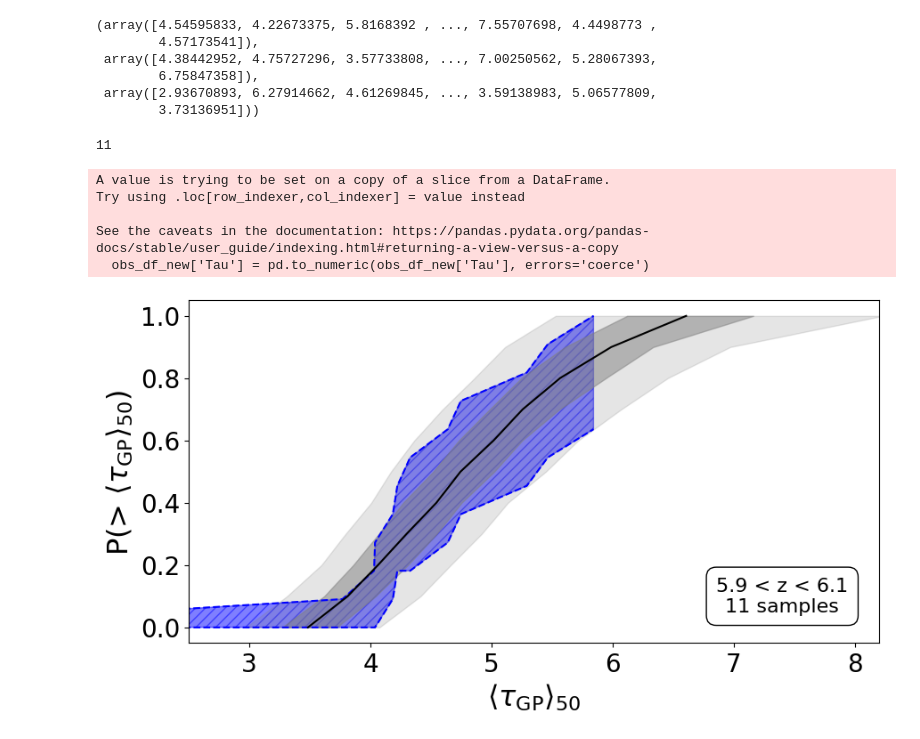
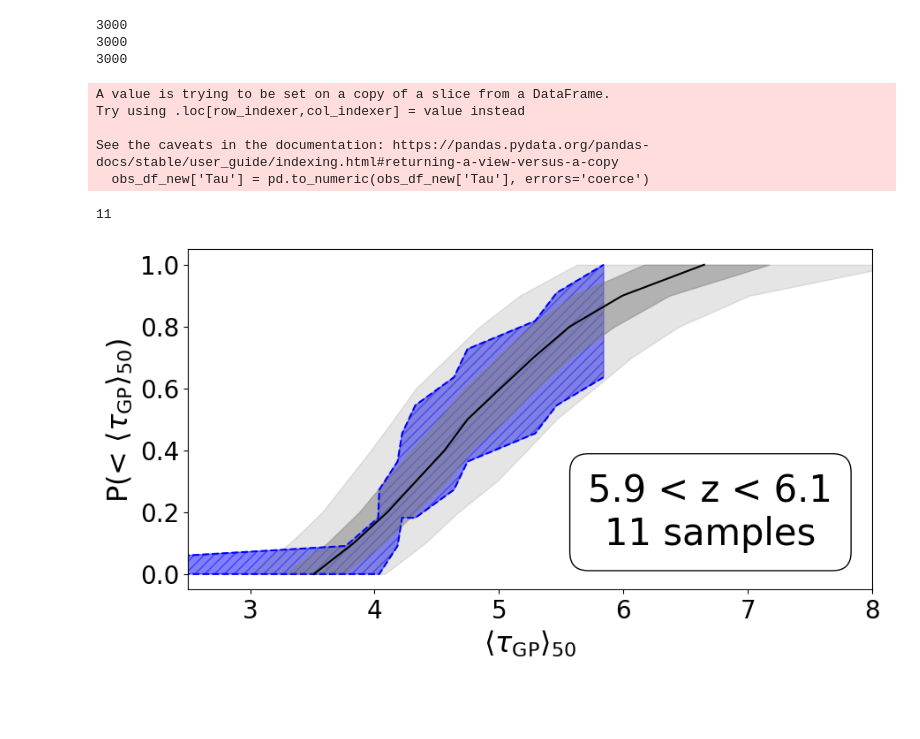
Before and after one commit to werreell/Simulated-Quasar-Sightline-Analysis-with-CROC, a Jupyter notebook: Boseman '18.ipynb, the cells around one changed output. Drawn from its saved outputs; the diff is of its cells as text; code cells hidden in the pictures; blank space fills up the shorter version.

```diff
--- a/Boseman '18.ipynb
+++ b/Boseman '18.ipynb
@@ -46,8 +46,11 @@ def redshift(directory, res_files, valid_start_chars, target_files, testsize,
              return_train1=False, return_train2=False, return_train3=True, num_samples=1000):
 
     all_tau_values = load_and_process_files(directory, res_files, valid_start_chars, target_files)
+    print(len(all_tau_values))
     all_tau_second = load_and_process_files(directory, res_files, valid_start_chars, target_files_two)
+    print(len(all_tau_second))
     all_tau_third = load_and_process_files(directory, res_files, valid_start_chars, target_files_three)
+    print(len(all_tau_third))
 
     train1, test1 = split_data(all_tau_values, testsize)
     train2, test2 = split_data(all_tau_second, testsize2)
@@ -59,20 +62,17 @@ def redshift(directory, res_files, valid_start_chars, target_files, testsize,
 
     return result1, result2, result3
 direc = r'C:\Users\eawer\Downloads\C40-20240625T140952Z-001\C40'
-redshift(direc,["avgflux.x50.res"],['A','C','F'],zsix_one,.5,zsix_zero,1,znine,.5)
+ans = redshift(direc,["avgflux.x50.res"],['A','C','F'],zsix_one,.5,zsix_zero,1,znine,.5)
 # %% [output]
-(array([4.54595833, 4.22673375, 5.8168392 , ..., 7.55707698, 4.4498773 ,
-        4.57173541]),
- array([4.38442952, 4.75727296, 3.57733808, ..., 7.00250562, 5.28067393,
-        6.75847358]),
- array([2.93670893, 6.27914662, 4.61269845, ..., 3.59138983, 5.06577809,
-        3.73136951]))
+3000
+3000
+3000
 # %%
 def cdf_redshift(los, combined_annotation, xy_position, num_samples=1000):
     one = np.linspace(0, 1, los)
     q25_arr, q75_arr, q50_arr, q5_arr, q95_arr = [], [], [], [], [] #min_tau
     tau_samples = []
-    tau1,tau2,tau3 =redshift(direc,["avgflux.x50.res"],['A','C','F'],zsix_one,.5,zsix_zero,1,znine,.5)
+    tau1,tau2,tau3 = ans
     tau_combined = np.concatenate((tau1,tau2,tau3))
 
     for _ in range(num_samples):
@@ -176,20 +176,21 @@ def obs(file, redshift,combined_annotation,xy_pos,xlim):
     bbox_props = dict(boxstyle="round,pad=0.5", edgecolor="black", facecolor="white")
     cdf_redshift(11,'z=5.3 & z=5.4',(4, 10))
     plt.annotate(combined_annotation, xy=xy_pos,  # Adjust xy position as needed
-             bbox=bbox_props, ha='center', va='center',fontsize=16)
+             bbox=bbox_props, ha='center', va='center',fontsize=30)
     plt.xlim([2.5, xlim])  # Adjust as needed
     plt.xlabel(r'$\langle \tau_{\mathrm{GP}} \rangle_{50}$', fontsize=23)
-    plt.ylabel(r'P(> $\langle \tau_{\mathrm{GP}} \rangle_{50}$)', fontsize=23)
+    plt.ylabel(r'P(< $\langle \tau_{\mathrm{GP}} \rangle_{50}$)', fontsize=23)
     plt.tick_params(axis='both', which='major', labelsize=20)
     #plt.legend(fontsize=18)
     plt.show()
 # %%
-obs('alldata_silver.csv',[(5.9,6.1)],'5.9 < z < 6.1\n11 samples',(7.4,.1),8.2)
+obs('alldata_silver.csv',[(5.9,6.1)],'5.9 < z < 6.1\n11 samples',(6.7
+                                                        ,.2),8)
 # %% [output]
-11
+A value is trying to be set on a copy of a slice from a DataFrame.
+Try using .loc[row_indexer,col_indexer] = value instead
+
+See the caveats in the documentation: https://pandas.pydata.org/pandas-docs/stable/user_guide/indexing.html#returning-a-view-versus-a-copy
+  obs_df_new['Tau'] = pd.to_numeric(obs_df_new['Tau'], errors='coerce')
-A value is trying to be set on a copy of a slice from a DataFrame.
-Try using .loc[row_indexer,col_indexer] = value instead
-
-See the caveats in the documentation: https://pandas.pydata.org/pandas-docs/stable/user_guide/indexing.html#returning-a-view-versus-a-copy
-  obs_df_new['Tau'] = pd.to_numeric(obs_df_new['Tau'], errors='coerce')
+11
-[figure, old version]
+[figure, new version]
```
Also changed, not shown: parts of 3 cells of this notebook.
